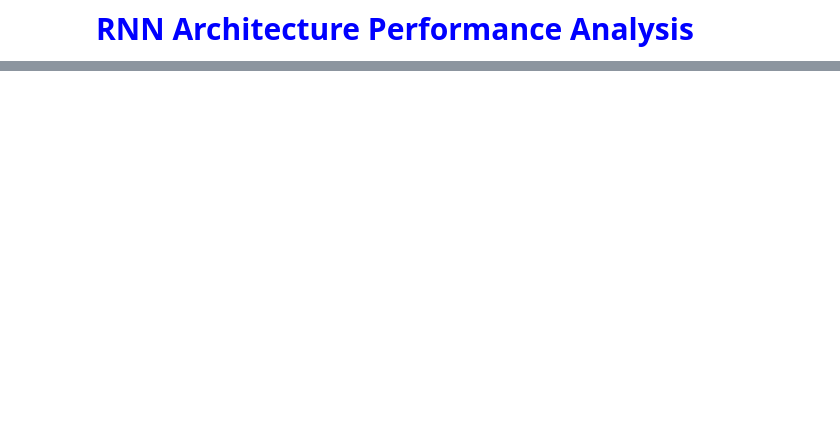
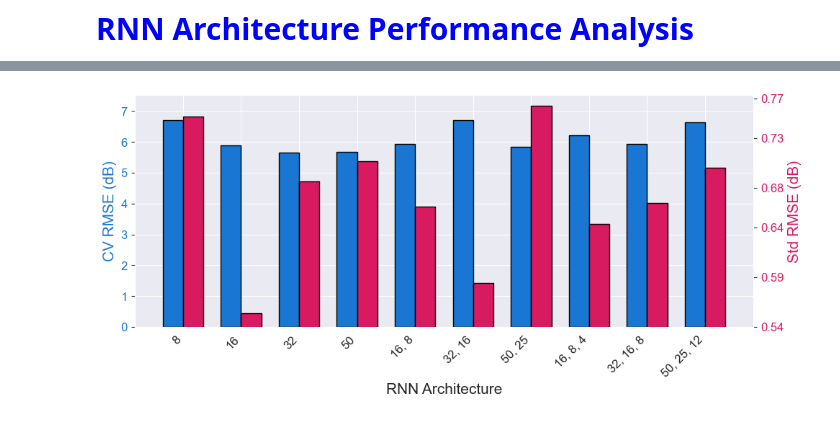
Before and after one commit to nahshonmokua/LoRaWAN-IndoorPathLossModeling-ML, a Jupyter notebook: 09_RNN.ipynb, the cells around one changed output, grey strips where cells are left out. Cells and saved outputs as stored; diff of their text form; code cells hidden in the pictures; blank space fills up the shorter version.

```diff
--- a/09_RNN.ipynb
+++ b/09_RNN.ipynb
@@ -158,6 +158,14 @@ X_test_all  = X_test_df.to_numpy()
 PL_train_all = df_train[target_column].astype(float).to_numpy()
 PL_test_all  = df_test[target_column].astype(float).to_numpy()
 
+# Device identity per row -- needed to build sequences that respect device
+# boundaries (see the Model Definition cell). The 6 devices are interleaved
+# round-robin in row order (>99% of consecutive rows are different devices),
+# so a naive row-order window mixes several devices' concurrent readings
+# instead of holding one device's own history.
+dev_train_all = df_train["device_id"].to_numpy()
+dev_test_all  = df_test["device_id"].to_numpy()
+
 X_train = X_train_all
 X_test = X_test_all
 y_train = PL_train_all
@@ -177,8 +185,10 @@ val_time_idx = np.flatnonzero(val_mask)
 
 X_train_time_raw = X_train_all[train_time_idx]
 y_train_time = PL_train_all[train_time_idx]
+dev_train_time = dev_train_all[train_time_idx]
 X_val_time_raw = X_train_all[val_time_idx]
 y_val_time = PL_train_all[val_time_idx]
+dev_val_time = dev_train_all[val_time_idx]
 
 print(f"Training samples: {len(df_train)}, Test samples: {len(df_test)}")
 if "time" in df_train.columns and "time" in df_test.columns:
@@ -506,10 +546,12 @@ def evaluate_config(arch, profile, run_num, n_runs):
 
         X_train_fold_raw = X_train_all[train_idx]
         y_train_fold = PL_train_all[train_idx]
+        dev_train_fold = dev_train_all[train_idx]
         folds_train = fold_assignments[train_idx]
 
         X_val_fold_raw = X_train_all[val_idx]
         y_val_fold = PL_train_all[val_idx]
+        dev_val_fold = dev_train_all[val_idx]
         folds_val = fold_assignments[val_idx]
 
         # Fold-wise scaling: fit only on current train fold.
@@ -517,12 +559,13 @@ def evaluate_config(arch, profile, run_num, n_runs):
         X_train_fold_scaled = scaler_fold.fit_transform(X_train_fold_raw)
         X_val_fold_scaled = scaler_fold.transform(X_val_fold_raw)
 
-        # Build sequences within each fold to avoid crossing a fold boundary.
+        # Build sequences within each fold AND within each device, to avoid
+        # crossing a fold boundary or mixing devices into one "sequence".
         X_train_seq, y_train_seq = build_sequences_by_fold_scaled(
-            X_train_fold_scaled, y_train_fold, folds_train, SEQ_LEN
+            X_train_fold_scaled, y_train_fold, dev_train_fold, folds_train, SEQ_LEN
         )
         X_val_seq, y_val_seq = build_sequences_by_fold_scaled(
-            X_val_fold_scaled, y_val_fold, folds_val, SEQ_LEN
+            X_val_fold_scaled, y_val_fold, dev_val_fold, folds_val, SEQ_LEN
         )
 
         model_cv, val_pred, r2_cv, collapsed, attempts = fit_rnn_with_retry(
@@ -1145,9 +1307,9 @@ model_results_df['Number of Layers'] = model_results_df['Hidden Layers'].apply(c
 _rmse_source_col = "Median Val RMSE" if "Median Val RMSE" in model_results_df.columns else "Mean Val RMSE"
 model_results_df.rename(
     columns={
-        _rmse_source_col: "Test RMSE",
+        _rmse_source_col: "CV RMSE",
         "Mean R2": "R2 Score",
-        "Std Val RMSE": "Std RMSE"
+        "Std Val RMSE": "Std CV RMSE"
     },
     inplace=True
 )
@@ -1156,7 +1337,7 @@ model_results_df
 # %%
 
-# Sort by Test RMSE
-model_results_df_sorted = model_results_df.sort_values(by='Test RMSE', ascending=True)
+# Sort by CV RMSE
+model_results_df_sorted = model_results_df.sort_values(by='CV RMSE', ascending=True)
 
 # FONT SIZES
 tick_fontsize = 12
@@ -1176,10 +1357,10 @@ model_results_df_filtered_sorted = model_results_df_sorted.copy()
 model_results_df_filtered_sorted["arch_tuple"] = model_results_df_filtered_sorted["Hidden Layers"].apply(arch_to_tuple)
 model_results_df_filtered_sorted["Total Nodes"] = model_results_df_filtered_sorted["arch_tuple"].apply(sum)
 model_results_df_filtered_sorted["Number of Hidden Layers"] = model_results_df_filtered_sorted["arch_tuple"].apply(len)
-model_results_df_filtered_sorted["Test RMSE"] = pd.to_numeric(model_results_df_filtered_sorted["Test RMSE"], errors="coerce")
-model_results_df_filtered_sorted["Std RMSE"] = pd.to_numeric(model_results_df_filtered_sorted["Std RMSE"], errors="coerce")
+model_results_df_filtered_sorted["CV RMSE"] = pd.to_numeric(model_results_df_filtered_sorted["CV RMSE"], errors="coerce")
+model_results_df_filtered_sorted["Std CV RMSE"] = pd.to_numeric(model_results_df_filtered_sorted["Std CV RMSE"], errors="coerce")
 
-model_results_df_filtered_sorted = model_results_df_filtered_sorted.loc[model_results_df_filtered_sorted.groupby("arch_tuple")["Test RMSE"].idxmin()].copy()
+model_results_df_filtered_sorted = model_results_df_filtered_sorted.loc[model_results_df_filtered_sorted.groupby("arch_tuple")["CV RMSE"].idxmin()].copy()
 model_results_df_filtered_sorted = model_results_df_filtered_sorted.sort_values(by=["Number of Hidden Layers", "Total Nodes"], ascending=[True, True]).reset_index(drop=True)
 model_results_df_filtered_sorted["arch_label"] = model_results_df_filtered_sorted["arch_tuple"].apply(tuple_to_label)
 
@@ -1188,37 +1369,39 @@ bar_width = 0.35
 
 fig, ax1 = plt.subplots(figsize=(10, 4.5))
 
 rmse_color = "#1976d2"
 std_color  = "#d81b60"
 
-ax1.bar(x - bar_width/2, model_results_df_filtered_sorted["Test RMSE"], bar_width, color=rmse_color, edgecolor="black", linewidth=1, zorder=3)
+ax1.bar(x - bar_width/2, model_results_df_filtered_sorted["CV RMSE"], bar_width, color=rmse_color, edgecolor="black", linewidth=1, zorder=3)
 
 ax1.set_xlabel("RNN Architecture", fontsize=axis_labelsize)
 ax1.set_xticks(x)
 ax1.set_xticklabels(model_results_df_filtered_sorted["arch_label"], rotation=45, ha="right", fontsize=tick_fontsize)
 
 ax1.set_ylabel("CV RMSE (dB)", fontsize=axis_labelsize, color=rmse_color)
 ax1.tick_params(axis="y", labelcolor=rmse_color, labelsize=tick_fontsize)
 ax1.grid(True, axis="y")
-ax1.set_ylim(0, model_results_df_filtered_sorted["Test RMSE"].max() * 1.12)
+ax1.set_ylim(0, model_results_df_filtered_sorted["CV RMSE"].max() * 1.12)
 
 ax2 = ax1.twinx()
-ax2.bar(x + bar_width/2, model_results_df_filtered_sorted["Std RMSE"], bar_width, color=std_color, edgecolor="black", linewidth=1, zorder=3)
+ax2.bar(x + bar_width/2, model_results_df_filtered_sorted["Std CV RMSE"], bar_width, color=std_color, edgecolor="black", linewidth=1, zorder=3)
 
 ax2.set_ylabel("Std RMSE (dB)", fontsize=axis_labelsize, color=std_color)
 ax2.tick_params(axis="y", labelcolor=std_color, labelsize=tick_fontsize)
 ax2.grid(False)
 
-std = model_results_df_filtered_sorted["Std RMSE"].astype(float).to_numpy()
+std = model_results_df_filtered_sorted["Std CV RMSE"].astype(float).to_numpy()
 std_min, std_max = float(std.min()), float(std.max())
 pad = 0.05 * (std_max - std_min) if std_max > std_min else 0.05
 std_low, std_high = max(0.0, std_min - pad), std_max + pad
 
 ax2.set_ylim(std_low, std_high)
 ax2.set_yticks(np.round(np.linspace(std_low, std_high, 6), 2))
 
 fig.tight_layout()
 plt.show()
+# %% [output]
+[figure, added]
 # %%
 # Plot and save the focused RNN CV RMSE figure based on selected architectures
 
```
Also changed, not shown: parts of 6 cells of this notebook, 1 other file.
